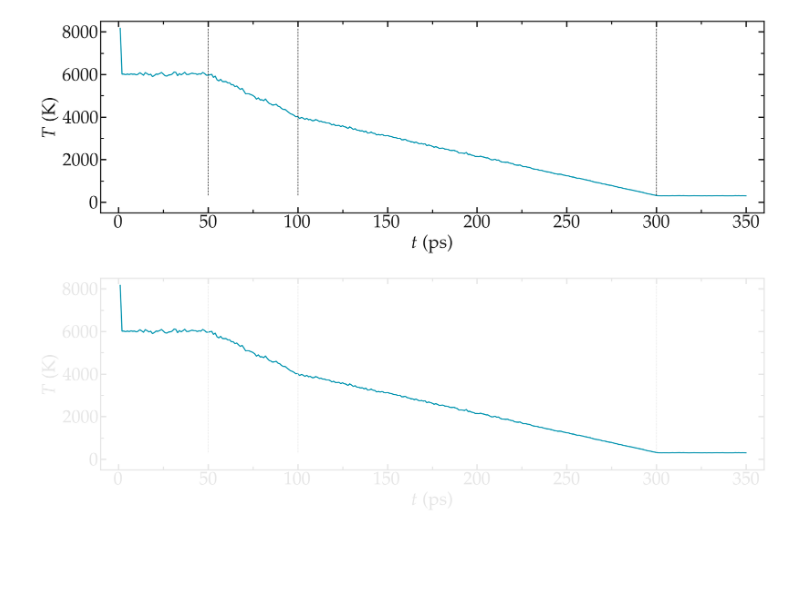
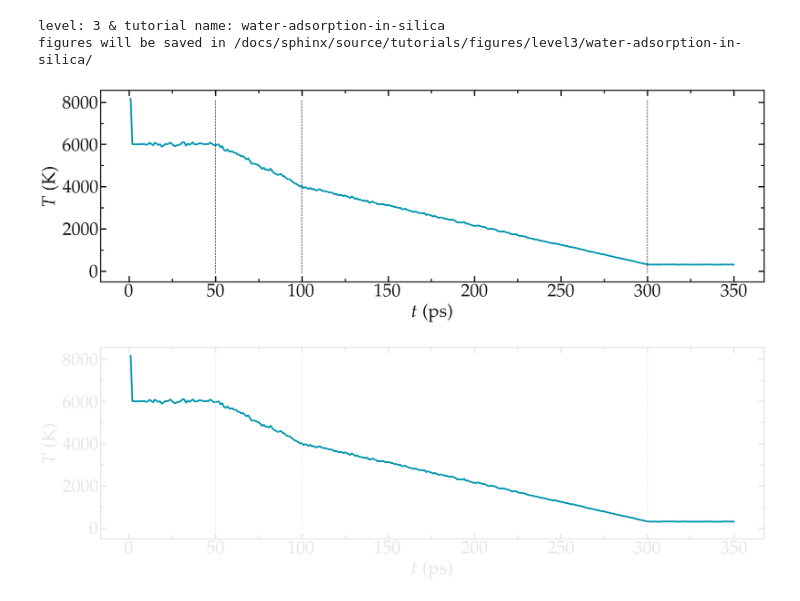
Before and after one commit to lammpstutorials/lammpstutorials.github.io, a Jupyter notebook: inputs/level3/water-adsorption-in-silica/SilicaBlock/plot_evolution.ipynb, the cells around one changed output. Saved outputs shown, nothing was run; the diff lists cells and outputs as text; code cells hidden in the pictures; blank space fills up the shorter version.

```diff
--- a/inputs/level3/water-adsorption-in-silica/SilicaBlock/plot_evolution.ipynb
+++ b/inputs/level3/water-adsorption-in-silica/SilicaBlock/plot_evolution.ipynb
@@ -3,13 +3,21 @@ import numpy as np
 import sys, os, git
 from matplotlib import pyplot as plt
 # %%
-path = os.getcwd()
-git_repo = git.Repo(path, search_parent_directories=True)
-git_root = git_repo.git.rev_parse("--show-toplevel")
-sys.path.append(git_root+"/docs/inputs/shared-pyplot-files/")
+current_path = os.getcwd()
+git_repo = git.Repo(current_path, search_parent_directories=True)
+git_path = git_repo.git.rev_parse("--show-toplevel")
+sys.path.append(git_path+"/docs/inputs/shared-pyplot-files/")
 from pyplot_parameters import colors, complete_panel, save_figure
+                              # set_boundaries
+path_in_folder = current_path[len(git_path)+1:]
+level = path_in_folder.split("/")[2][-1]
+tutorial_name = path_in_folder.split("/")[3]
+path_figures = "/docs/sphinx/source/tutorials/figures/level" + level + "/" + tutorial_name + "/"
+print("level:" , level, "& tutorial name:", tutorial_name)
+print("figures will be saved in", path_figures)
+# %% [output]
+level: 3 & tutorial name: water-adsorption-in-silica
+figures will be saved in /docs/sphinx/source/tutorials/figures/level3/water-adsorption-in-silica/
-# %%
-path_figures = "/docs/sphinx/source/tutorials/figures/level3/water-adsorption-in-silica/"
 # %%
 temperature = np.loadtxt("temperature.dat")
 _, temperature = temperature.T
@@ -17,38 +25,19 @@ dimensions = np.loadtxt("dimensions.dat")
 time, volume, lx, ly, lz = dimensions.T
 time /= 1000 # ps
 # %%
+filename = "temperature_evolution"
 for mode, mygray in zip(['light', 'dark'], [colors["lightgray"], colors["darkgray"]]):
-
-    filename = "temperature_evolution"
     fig = plt.figure(figsize=(18,6))
-
-    x_boundaries = -10, 360
-    x_ticks = [0, 50, 100, 150, 200, 250, 300, 350]
-    y_boundaries = -500, 8500
-    y_ticks = [0, 2000, 4000, 6000, 8000]
-
-    ax = []
-    n = 0
-    l_tot = 1
-    c_tot = 1
-
+    ax, n, l_tot, c_tot = [], 0, 1, 1
     n += 1
     ax.append(plt.subplot(l_tot, c_tot, n))
-
-    #divider = make_axes_locatable(ax[-1])
-    ax[-1].plot(time, temperature, color=colors["myblue"], linewidth=2)
-    ax[-1].plot(time/1000*0 + 50, temperature, '--', linewidth = 1, color=mygray)
-    ax[-1].plot(time/1000*0 + 100, temperature, '--', linewidth = 1, color=mygray)
-    ax[-1].plot(time/1000*0 + 300, temperature, '--', linewidth = 1, color=mygray)
-
+    ax[-1].plot(time, temperature, color=colors["myblue"], linewidth=3)
+    line = np.arange(-100, 8100)
+    ax[-1].plot(line*0 + 50, line, '--', linewidth = 1, color=mygray)
+    ax[-1].plot(line*0 + 100, line, '--', linewidth = 1, color=mygray)
+    ax[-1].plot(line*0 + 300, line, '--', linewidth = 1, color=mygray)
     complete_panel(ax[-1], r'$t$ (ps)', r'$T$ (K)', legend=False, axis_color=mygray)
-
-    plt.xlim(x_boundaries)
-    plt.xticks(x_ticks)
-    plt.ylim(y_boundaries)
-    plt.yticks(y_ticks)
-
-    save_figure(fig, mode, git_root, path_figures, filename)
+    save_figure(fig, mode, git_path, path_figures, filename)
 # %% [output]
-[figure, old version]
+[figure, new version]
-[figure, old version]
+[figure, new version]
```
Also changed, not shown: 6 other files.
